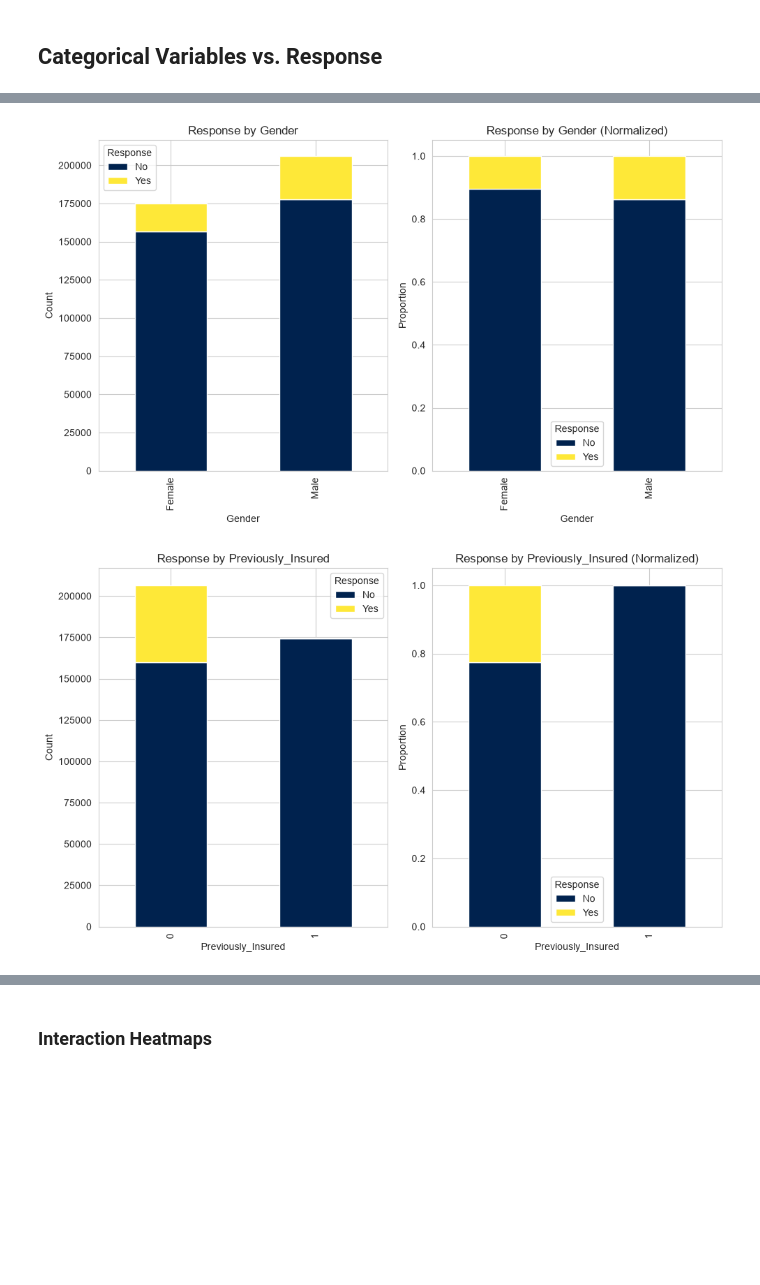
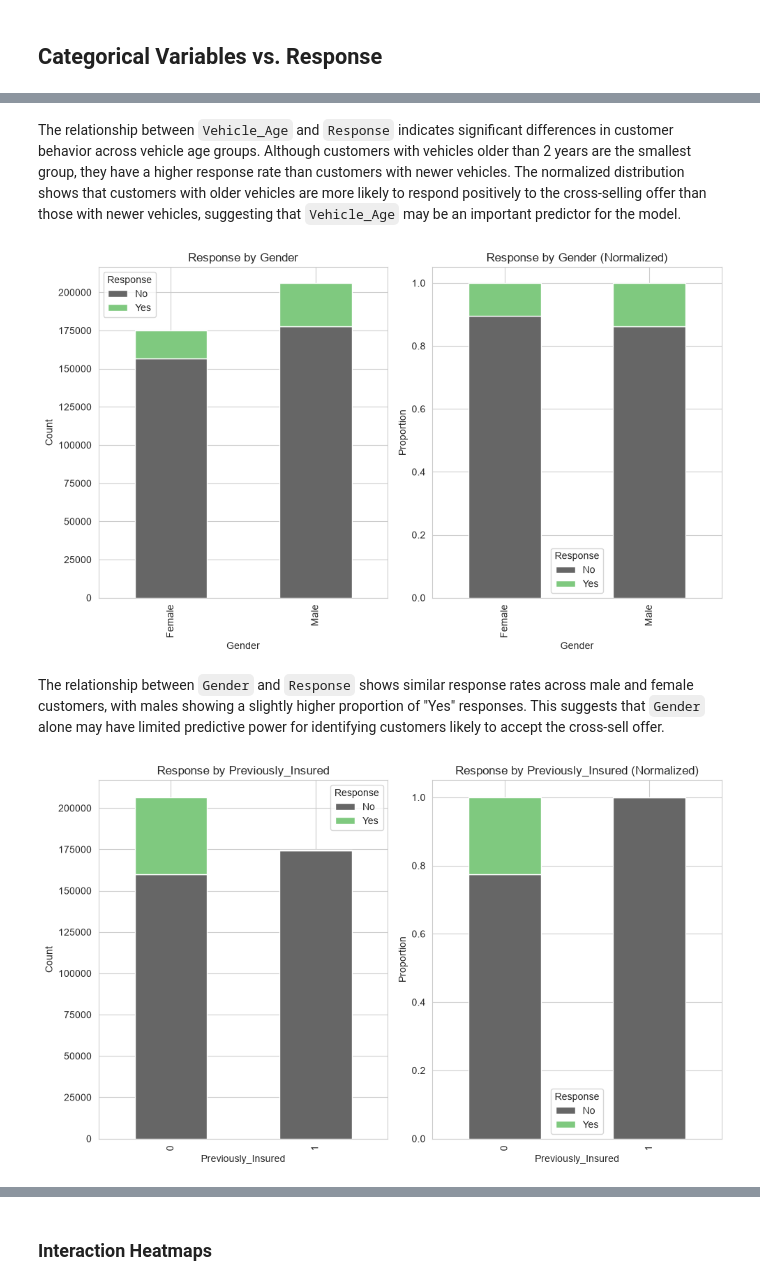
Before and after one commit to asherdata1/health-insurance-cross-sell-prediction, a Jupyter notebook: 02_notebooks/Final_Notebook-Katia.ipynb, the cells around one changed output, grey strips where cells are left out. Cells and saved outputs as stored; diff of their text form; code cells hidden in the pictures; blank space fills up the shorter version.

```diff
--- a/02_notebooks/Final_Notebook-Katia.ipynb
+++ b/02_notebooks/Final_Notebook-Katia.ipynb
@@ -253,0 +343,4 @@ Most categorical features, including `Gender`, `Vehicle_Damage`, and `Previously
+# %%
+counts = df['Driving_License'].value_counts().reset_index()
+counts['percentage'] = (df['Driving_License'].value_counts(normalize=True).values * 100).round(2)
+counts
@@ -254,23 +351,22 @@ Most categorical features, including `Gender`, `Vehicle_Damage`, and `Previously
 # %% [markdown]
 ### Numeric Variables
 # %%
-
-raw_data['Annual_Premium_log'] = np.log1p(raw_data['Annual_Premium'])
+df['Annual_Premium_log'] = np.log1p(df['Annual_Premium'])
 cols = ["Age", "Annual_Premium", "Vintage", "Annual_Premium_log"]
 
 fig, axes = plt.subplots(2, 2, figsize=(14, 8))
 axes = axes.flatten()
 
 for i, col in enumerate(cols):
-    plot_data = raw_data[col]
+    plot_data = df[col]
     sns.histplot(x=plot_data, ax=axes[i], color="grey")
 
     axes[i].axvline(
-        raw_data[col].mean(), color="red", linestyle="--",
+        df[col].mean(), color="red", linestyle="--",
         linewidth=1.5, label="Mean"
     )
     axes[i].axvline(
-        raw_data[col].median(), color="blue", linestyle="--",
+        df[col].median(), color="green", linestyle="--",
         linewidth=1.5, label="Median"
     )
     axes[i].set_title(col)
@@ -290,7 +386,7 @@ fig, axes = plt.subplots(2, 2, figsize=(12, 8))
 axes = axes.flatten()
 
 for i, col in enumerate(cols):
-    plot_data = raw_data[col]
+    plot_data = df[col]
     sns.boxplot(x=plot_data, ax=axes[i], color=box_colors[i])
     axes[i].set_title(col)
     axes[i].tick_params(axis="x", rotation=45)
@@ -412,9 +528,8 @@ plt.show()
 ## Categorical Variables vs. Response
 # %%
 def plot_response_crosstab(df, column, order=None, title_suffix=""):
-    """Plot raw counts (left) and normalized proportions (right) of
-    Response within each category of `column`, using a shared colorblind-
-    safe colormap across both panels."""
+    '''Plot raw counts and normalized proportions right of
+    Response within each category of each column.'''
     crosstab_counts = pd.crosstab(df[column], df["Response"])
     crosstab_norm = crosstab_counts.div(crosstab_counts.sum(axis=1), axis=0)
 
@@ -426,18 +541,17 @@ def plot_response_crosstab(df, column, order=None, title_suffix=""):
 
     fig, axes = plt.subplots(1, 2, figsize=(10,6))
 
-    crosstab_counts.plot(kind="bar", stacked=True, colormap="cividis", ax=axes[0])
+    crosstab_counts.plot(kind="bar", stacked=True, colormap="Accent_r", ax=axes[0])
     axes[0].set_ylabel("Count")
     axes[0].set_title(f"Response by {column}{title_suffix}")
     axes[0].legend(title="Response", labels=["No", "Yes"])
 
-    crosstab_norm.plot(kind="bar", stacked=True, colormap="cividis", ax=axes[1])
+
+    # crosstab_norm.plot(kind="bar", stacked=True, colormap="tab20c_r", ax=axes[1])
+    crosstab_norm.plot(kind="bar", stacked=True, colormap="Accent_r", ax=axes[1])
     axes[1].set_ylabel("Proportion")
     axes[1].set_title(f"Response by {column}{title_suffix} (Normalized)")
     axes[1].legend(title="Response", labels=["No", "Yes"])
 
     plt.tight_layout()
-    plt.show()
-
-# Vehicle_Age is ordinal, so its natural order is passed explicitly
-plot_response_crosstab(raw_data, "Vehicle_Age", order=["< 1 Year", "1-2 Year", "> 2 Years"])
+    return fig
@@ -446,8 +564,16 @@ plot_response_crosstab(raw_data, "Vehicle_Age", order=["< 1 Year", "1-2 Year", "
+# %% [markdown]
+The relationship between `Vehicle_Age` and `Response` indicates significant differences in customer behavior across vehicle age groups. Although customers with vehicles older than 2 years are the smallest group, they have a higher response rate than customers with newer vehicles. The normalized distribution shows that customers with older vehicles are more likely to respond positively to the cross-selling offer than those with newer vehicles, suggesting that `Vehicle_Age` may be an important predictor for the model.
 # %%
-plot_response_crosstab(raw_data, "Gender")
+fig = plot_response_crosstab(df, "Gender")
+fig.savefig("../03_images/Response Rate by Gender",  dpi=300, bbox_inches="tight")
+plt.show()
 # %% [output]
-[figure, old version]
+[figure, new version]
+# %% [markdown]
+The relationship between `Gender` and `Response` shows similar response rates across male and female customers, with males showing a slightly higher proportion of "Yes" responses. This suggests that `Gender` alone may have limited predictive power for identifying customers likely to accept the cross-sell offer.
 # %%
-plot_response_crosstab(raw_data, "Previously_Insured")
+fig = plot_response_crosstab(df, "Previously_Insured")
+fig.savefig("../03_images/Response Rate by Previously Insured",  dpi=300, bbox_inches="tight")
+plt.show()
 # %% [output]
-[figure, old version]
+[figure, new version]
```
Also changed, not shown: parts of 59 cells of this notebook, 6 other files.
